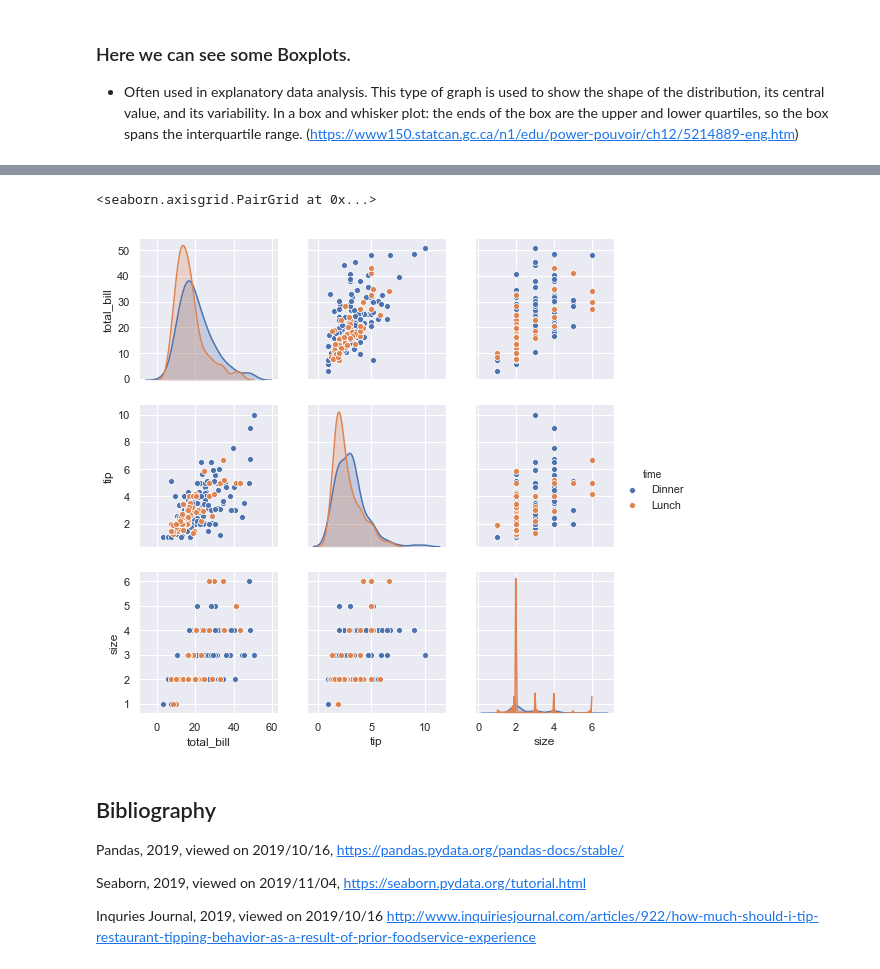
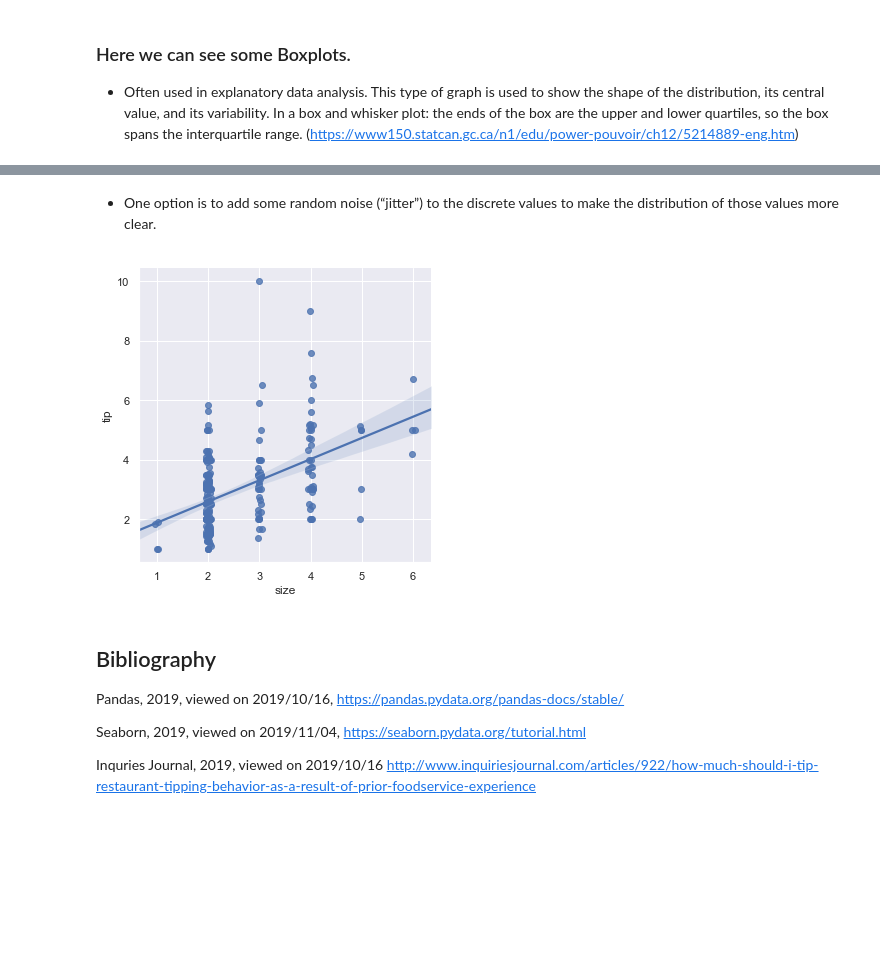
Before and after one commit to daithimarkham/Fund-Project-2019, a Jupyter notebook: The-Tips-Data-Set.ipynb, the cells around one changed output, grey strips where cells are left out. Drawn from its saved outputs; the diff is of its cells as text; code cells hidden in the pictures; blank space fills up the shorter version.

```diff
--- a/The-Tips-Data-Set.ipynb
+++ b/The-Tips-Data-Set.ipynb
@@ -393,13 +423,10 @@ sns.lmplot(x="total_bill", y="tip", data=tips);
-# %%
-# 9 plots, 3 cols, and 3 rows.
-# Right of plots is dinner time.
-# Histograms going from top left to bottom right.
-# The other 6 are scatterplots.
-# Can establish tip size between dinner times, if any.
-sns.pairplot(df, hue='time')
-# %% [output]
-<seaborn.axisgrid.PairGrid at 0x...>
-[figure, removed]
+# %% [markdown]
+- One option is to add some random noise (“jitter”) to the discrete values to make the distribution of those values more clear.
+# %%
+
+sns.lmplot(x="size", y="tip", data=tips, x_jitter=.05);
+# %% [output]
+[figure, added]
 # %% [markdown]
 ## Bibliography
 Pandas, 2019, viewed on 2019/10/16, https://pandas.pydata.org/pandas-docs/stable/
```
Also changed, not shown: parts of 25 cells of this notebook.
